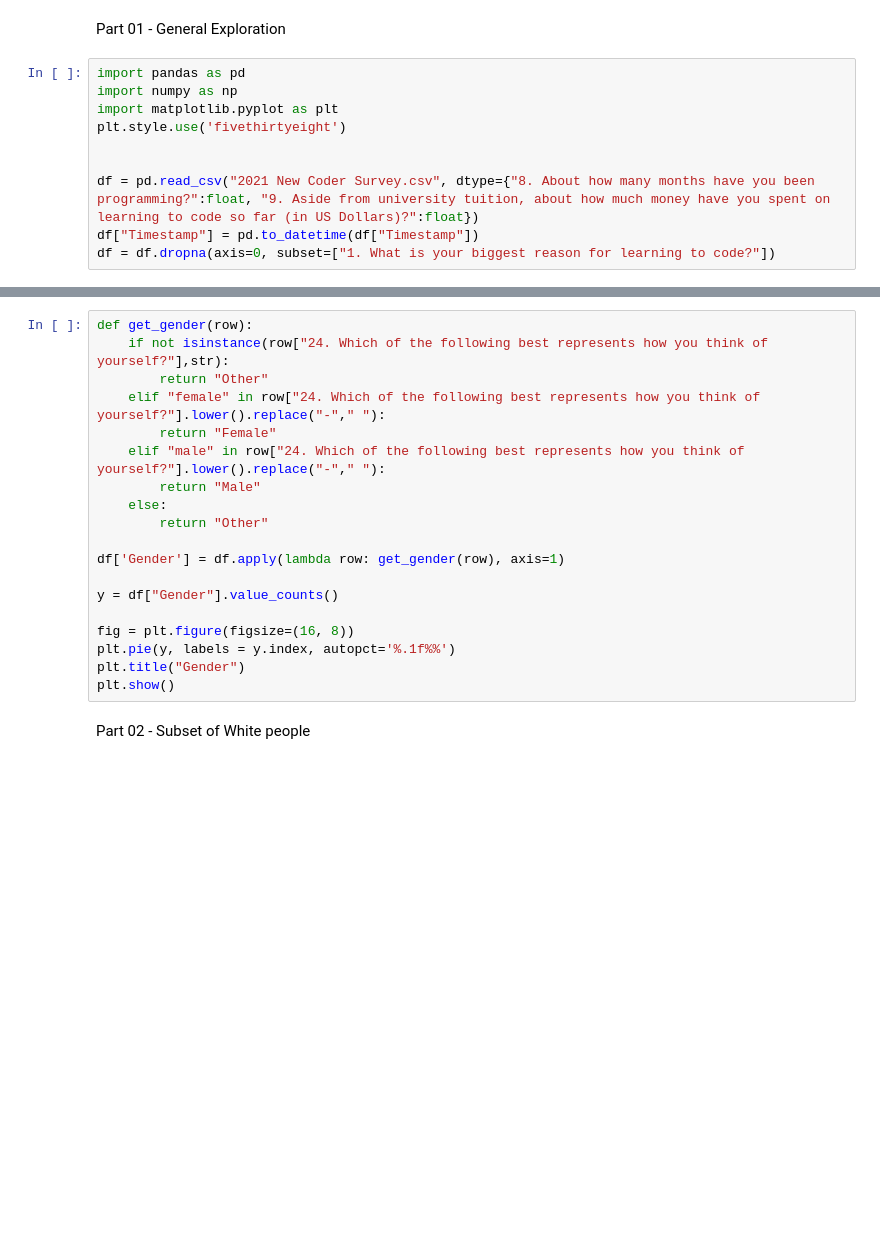
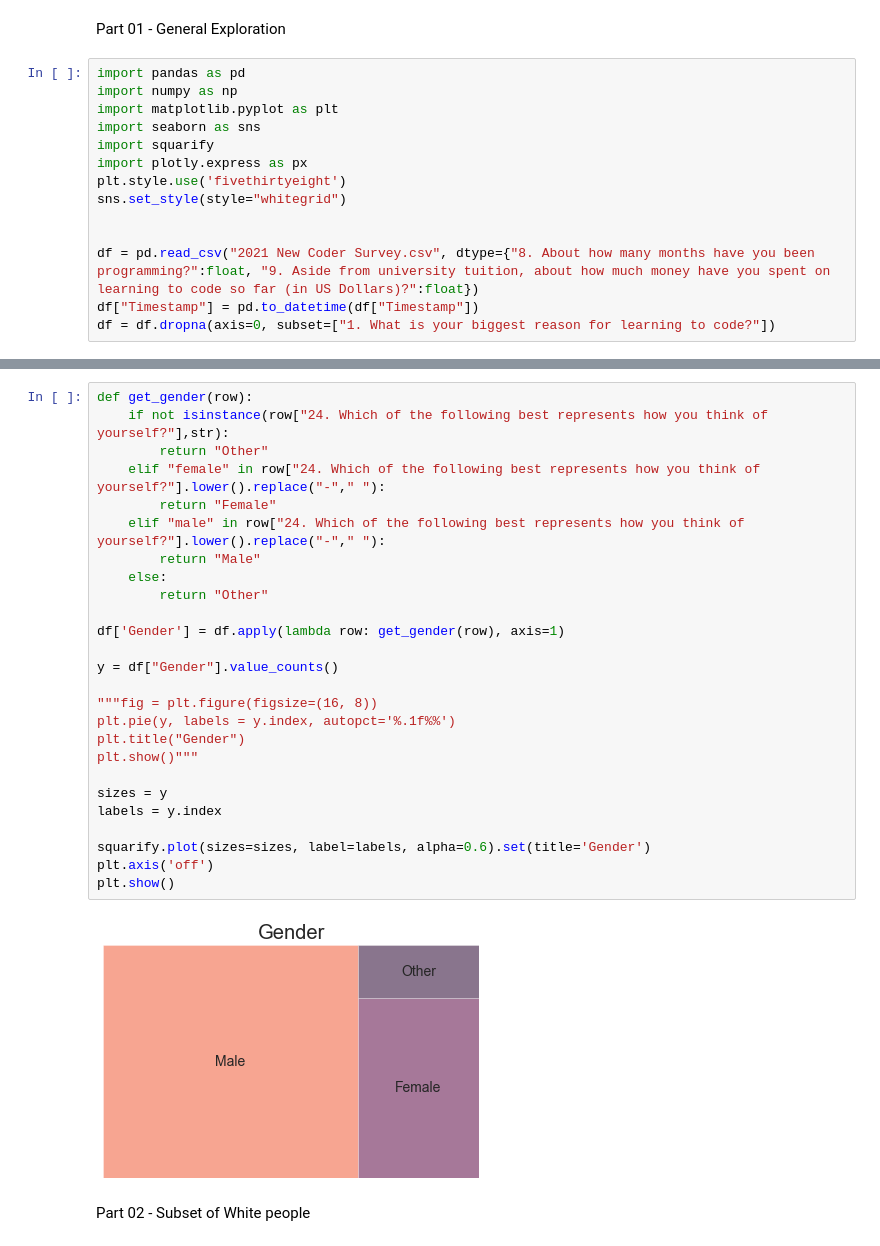
Before and after one commit to keashan/freecodecampsurvey2021, a Jupyter notebook: Data_Preperation.ipynb, the cells around one changed output, grey strips where cells are left out. Drawn from its saved outputs; the diff is of its cells as text; blank space fills up the shorter version.

Commit message:
Added tremap and funnel chart

```diff
--- a/Data_Preperation.ipynb
+++ b/Data_Preperation.ipynb
@@ -4,7 +4,11 @@ Part 01 - General Exploration
 import pandas as pd
 import numpy as np
 import matplotlib.pyplot as plt
+import seaborn as sns
+import squarify
+import plotly.express as px
 plt.style.use('fivethirtyeight')
+sns.set_style(style="whitegrid")
 
 
 df = pd.read_csv("2021 New Coder Survey.csv", dtype={"8. About how many months have you been programming?":float, "9. Aside from university tuition, about how much money have you spent on learning to code so far (in US Dollars)?":float})
@@ -103,22 +121,31 @@ plt.show()
 # %%
 def get_gender(row):
     if not isinstance(row["24. Which of the following best represents how you think of yourself?"],str):
         return "Other"
     elif "female" in row["24. Which of the following best represents how you think of yourself?"].lower().replace("-"," "):
         return "Female"
     elif "male" in row["24. Which of the following best represents how you think of yourself?"].lower().replace("-"," "):
         return "Male"
     else:
         return "Other"
 
 df['Gender'] = df.apply(lambda row: get_gender(row), axis=1)
 
 y = df["Gender"].value_counts()
 
-fig = plt.figure(figsize=(16, 8))
+"""fig = plt.figure(figsize=(16, 8))
 plt.pie(y, labels = y.index, autopct='%.1f%%')
 plt.title("Gender")
+plt.show()"""
+
+sizes = y
+labels = y.index
+
+squarify.plot(sizes=sizes, label=labels, alpha=0.6).set(title='Gender')
+plt.axis('off')
 plt.show()
+# %% [output]
+[figure, added]
 # %% [markdown]
 Part 02 - Subset of White people
 # %%
```
Also changed, not shown: parts of 12 cells of this notebook.
